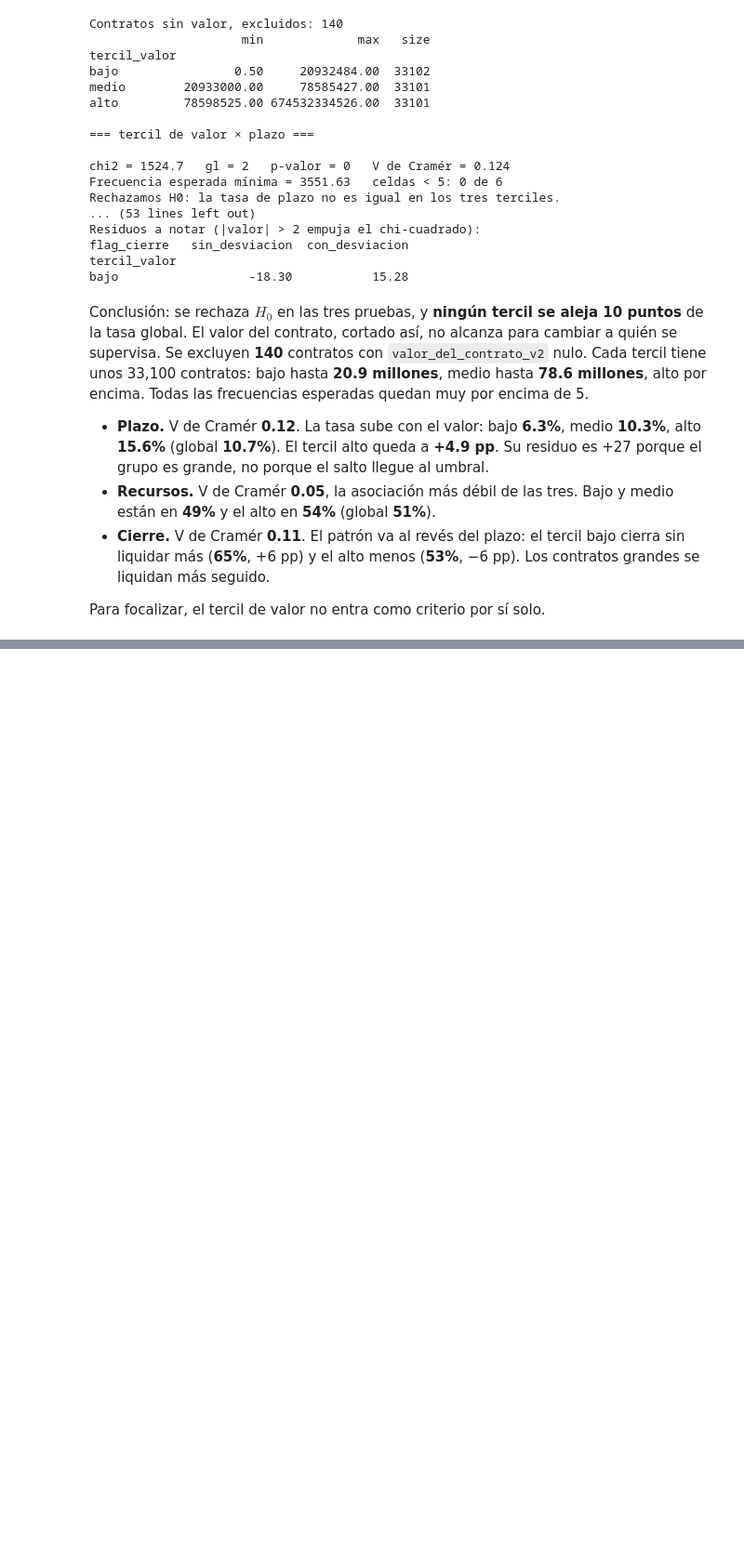
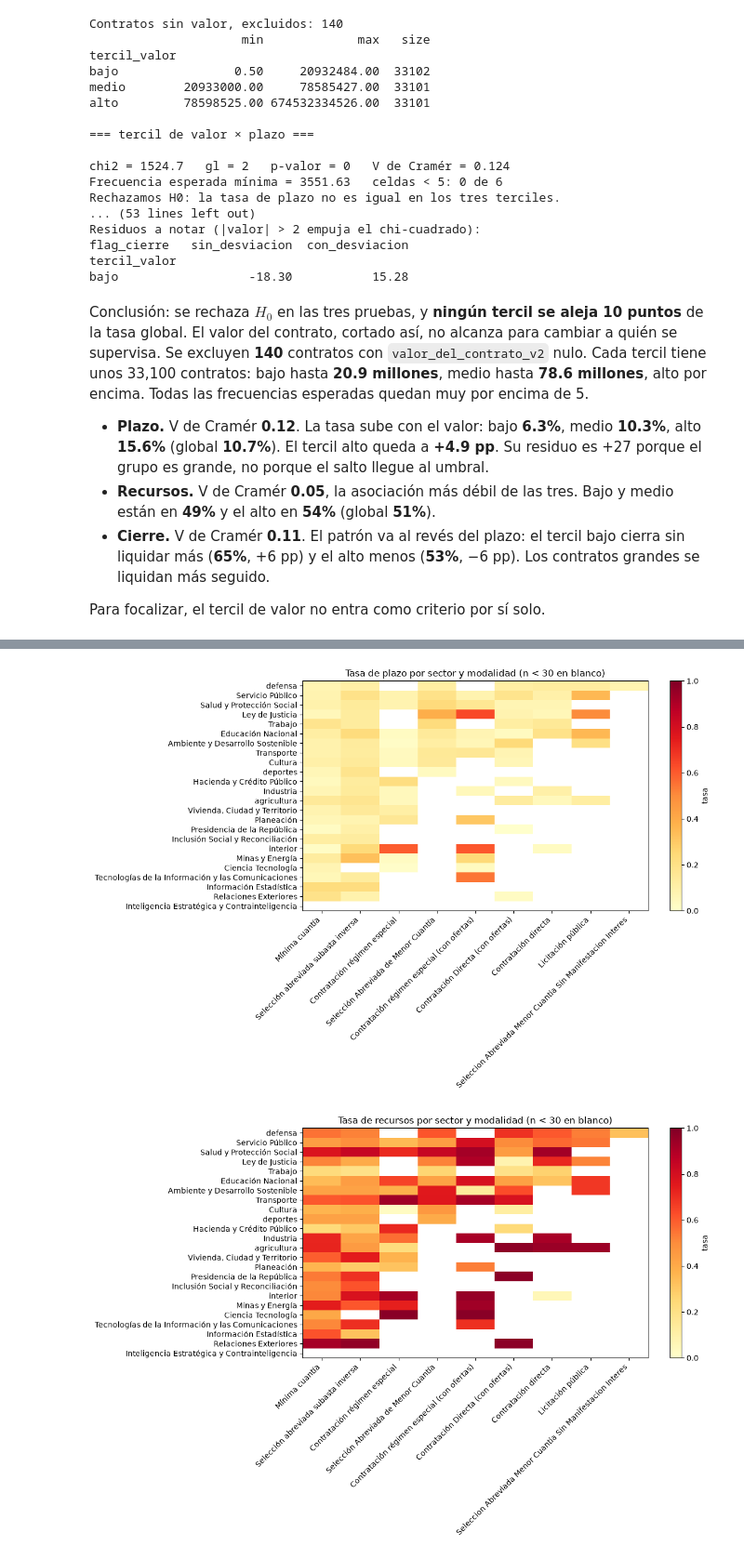
Before and after one commit to jdguzmans/ciencia-de-datos-aplicada-taller-1, a Jupyter notebook: notebook.ipynb, the cells around one changed output, grey strips where cells are left out. Shown at 93% size. Drawn from its saved outputs; the diff is of its cells as text; code cells hidden in the pictures; blank space fills up the shorter version.

```diff
--- a/notebook.ipynb
+++ b/notebook.ipynb
@@ -980,0 +1000,31 @@ Para focalizar, el tercil de valor no entra como criterio por sí solo.
+# %%
+# Heatmap sector × modalidad. "No aplica/No pertenece" no es un sector.
+# Celdas con menos de 30 contratos se dejan en blanco: la tasa no se lee.
+MIN_N = 30
+sectores_plot = analisis[analisis["sector"] != "No aplica/No pertenece"]
+orden_sector = sectores_plot["sector"].value_counts().index
+
+for flag, nombre in [("flag_plazo", "plazo"), ("flag_recursos", "recursos"), ("flag_cierre", "cierre")]:
+    tasas = sectores_plot.pivot_table(
+        index="sector", columns="modalidad_de_contratacion", values=flag, aggfunc="mean"
+    )
+    conteos = sectores_plot.pivot_table(
+        index="sector", columns="modalidad_de_contratacion", values=flag, aggfunc="size"
+    )
+    tasas = tasas.reindex(index=orden_sector, columns=orden_modalidad)
+    conteos = conteos.reindex(index=orden_sector, columns=orden_modalidad)
+    tasas = tasas.where(conteos >= MIN_N)
+
+    fig, ax = plt.subplots(figsize=(12, 8))
+    im = ax.imshow(tasas.to_numpy(), aspect="auto", vmin=0, vmax=1, cmap="YlOrRd")
+    ax.set_xticks(range(len(tasas.columns)))
+    ax.set_xticklabels(tasas.columns, rotation=45, ha="right")
+    ax.set_yticks(range(len(tasas.index)))
+    ax.set_yticklabels(tasas.index)
+    ax.set_title(f"Tasa de {nombre} por sector y modalidad (n < {MIN_N} en blanco)")
+    fig.colorbar(im, ax=ax, label="tasa")
+    plt.tight_layout()
+    plt.show()
+# %% [output]
+[figure, added]
+[figure, added]
```
Also changed, not shown: parts of 5 cells of this notebook.
